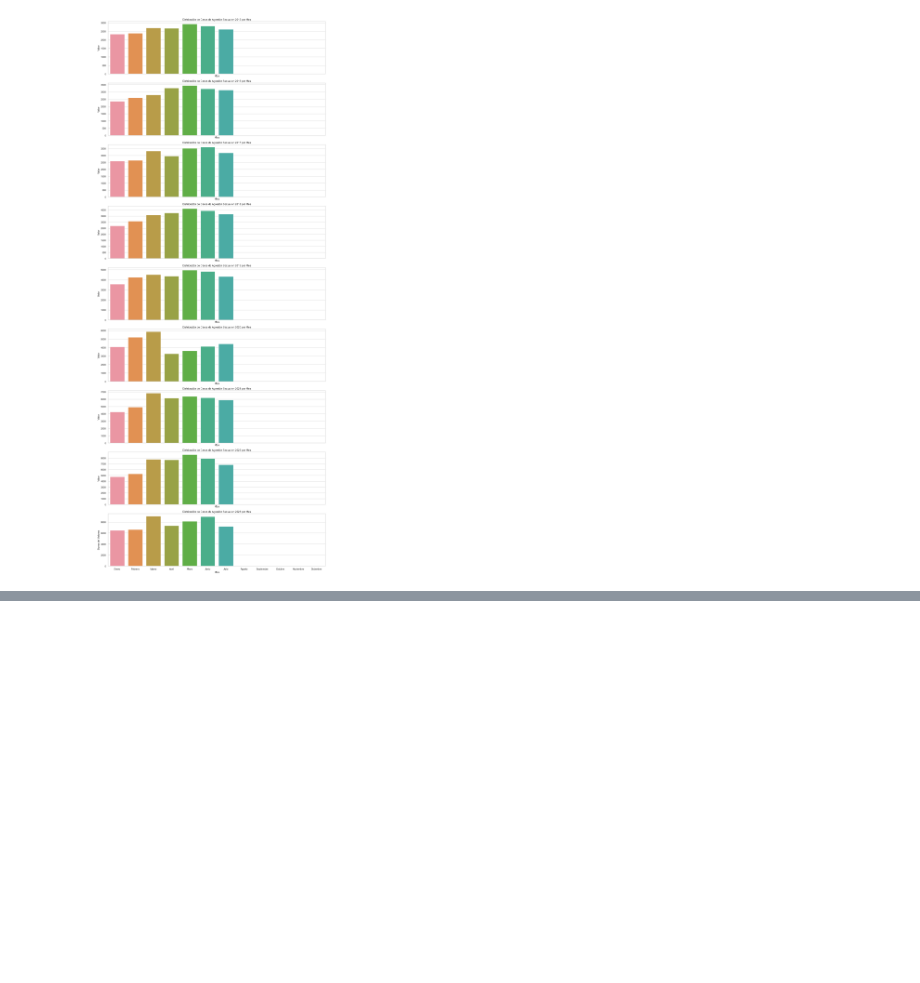
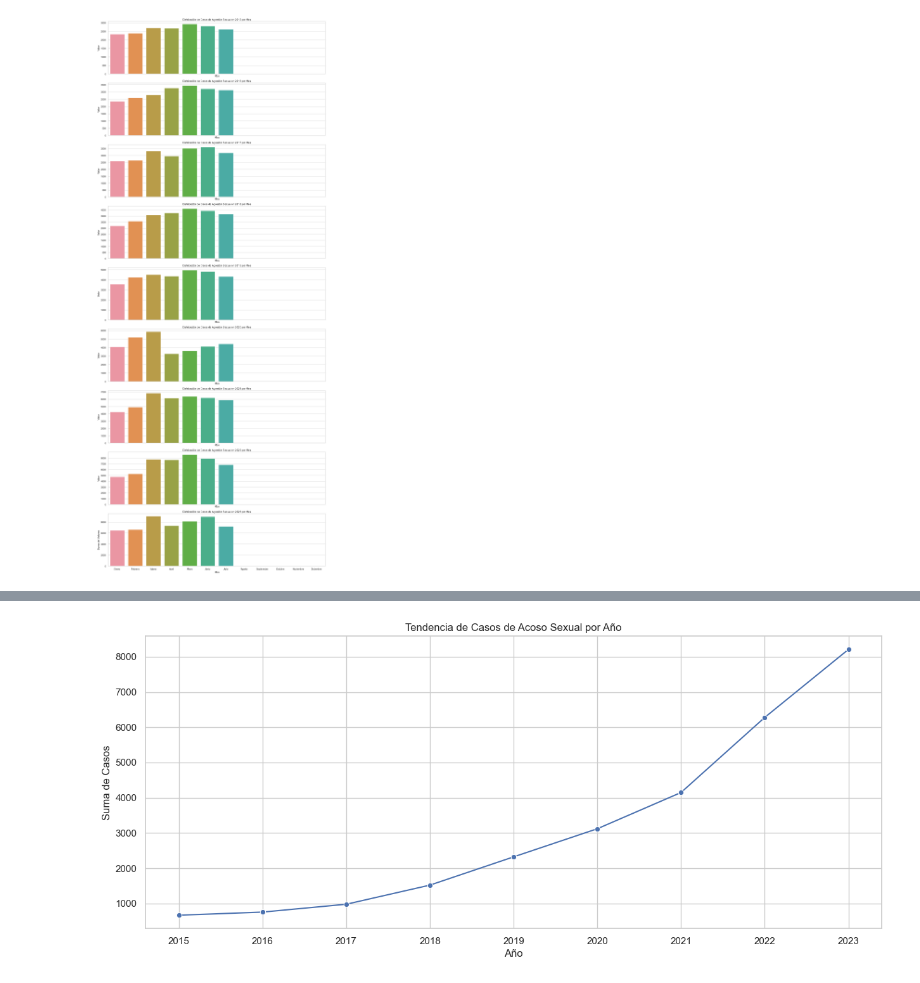
Before and after one commit to BlackEddit/EDA_Cleasings, a Jupyter notebook: EDA_Sexual_Agression.ipynb, the cells around one changed output, grey strips where cells are left out. Saved outputs shown, nothing was run; the diff lists cells and outputs as text; code cells hidden in the pictures; blank space fills up the shorter version.

```diff
--- a/EDA_Sexual_Agression.ipynb
+++ b/EDA_Sexual_Agression.ipynb
@@ -424 +458,20 @@ The `ci` parameter is deprecated. Use `errorbar=None` for the same effect.
+# %%
+# Filtrar el conjunto de datos para incluir solo registros donde el tipo de abuso es "Acoso Sexual"
+df_acoso_sexual = df[df['Tipo_de_abuso'] == 'Acoso sexual']
+
+# Inicializar la figura
+plt.figure(figsize=(15, 6))
+
+# Crear un gráfico de línea para mostrar la tendencia de los casos de "Acoso Sexual" a lo largo de los años
+sns.lineplot(data=df_acoso_sexual, x='A_o', y='Valor', estimator=sum, errorbar=None, marker='o')
+
+# Añadir título y etiquetas
+plt.title('Tendencia de Casos de Acoso Sexual por Año')
+plt.xlabel('Año')
+plt.ylabel('Suma de Casos')
+
+# Mostrar el gráfico
+plt.show()
+# %% [output]
+[figure, added]
 # %%
```
Also changed, not shown: parts of 11 cells of this notebook.
